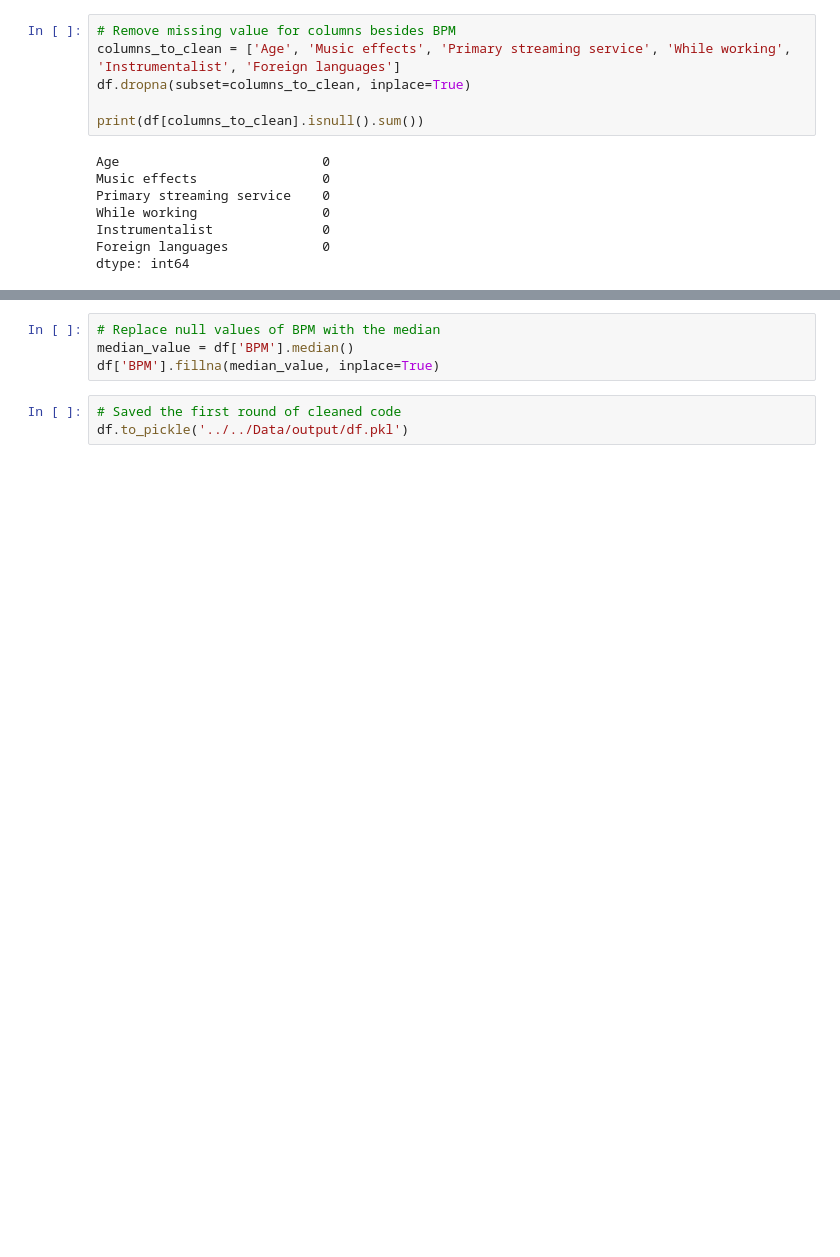
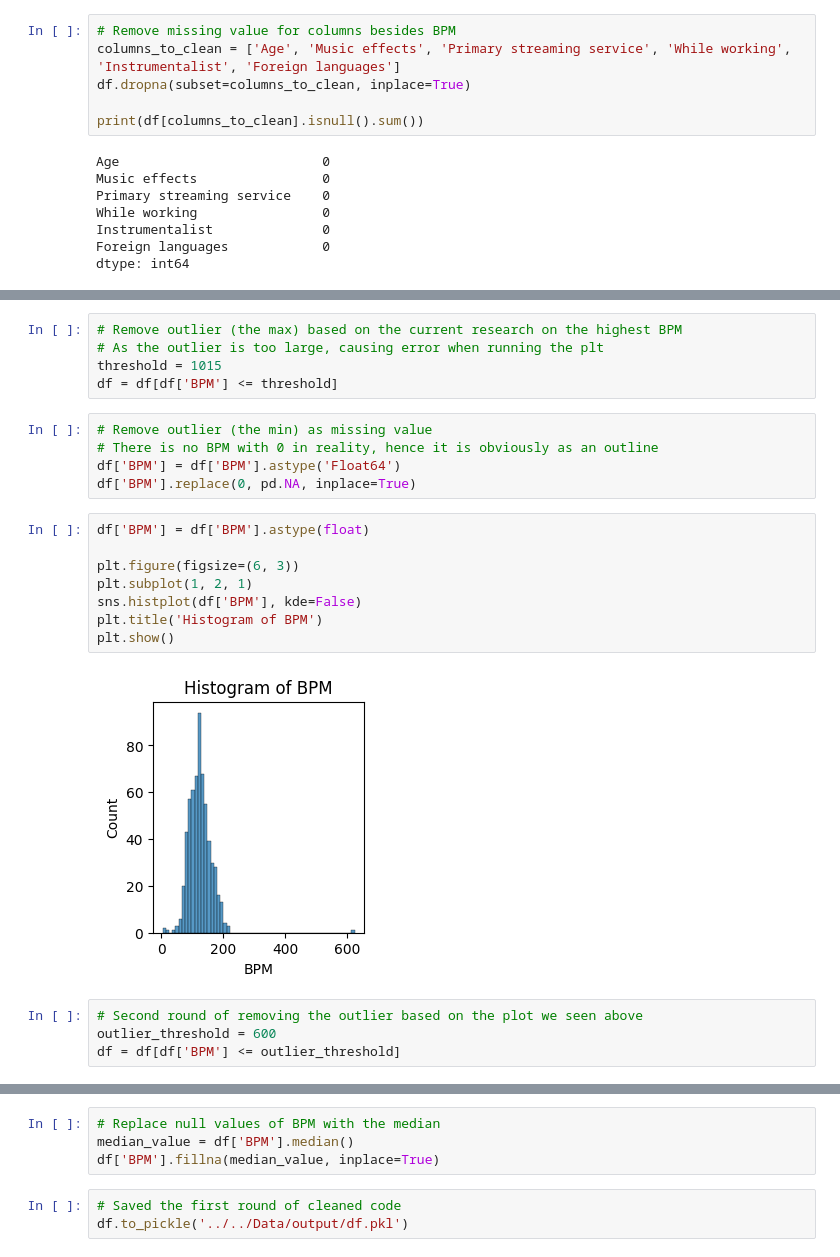
Before and after one commit to mw1163528384/Music-on-Mental-Health, a Jupyter notebook: Notebook/data/data_analysis.ipynb, the cells around one changed output, grey strips where cells are left out. Drawn from its saved outputs; the diff is of its cells as text; blank space fills up the shorter version.

```diff
--- a/Notebook/data/data_analysis.ipynb
+++ b/Notebook/data/data_analysis.ipynb
@@ -140,0 +147,24 @@ Instead we can replace it:
+# %%
+# Remove outlier (the max) based on the current research on the highest BPM
+# As the outlier is too large, causing error when running the plt
+threshold = 1015
+df = df[df['BPM'] <= threshold]
+# %%
+# Remove outlier (the min) as missing value
+# There is no BPM with 0 in reality, hence it is obviously as an outline
+df['BPM'] = df['BPM'].astype('Float64')
+df['BPM'].replace(0, pd.NA, inplace=True)
+# %%
+df['BPM'] = df['BPM'].astype(float)
+
+plt.figure(figsize=(6, 3))
+plt.subplot(1, 2, 1)
+sns.histplot(df['BPM'], kde=False)
+plt.title('Histogram of BPM')
+plt.show()
+# %% [output]
+[figure, added]
+# %%
+# Second round of removing the outlier based on the plot we seen above
+outlier_threshold = 600
+df = df[df['BPM'] <= outlier_threshold]
```
Also changed, not shown: parts of 8 cells of this notebook, 3 other files.
